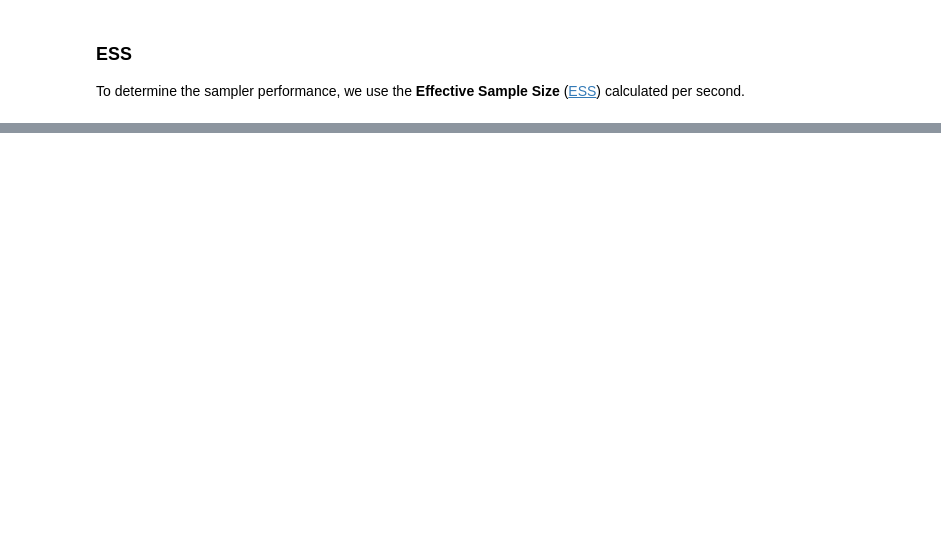
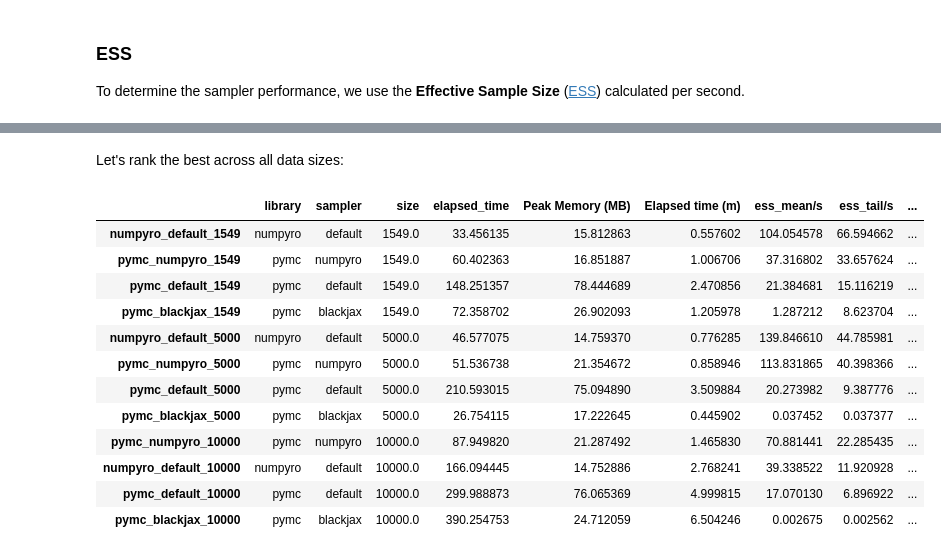
Before and after one commit to symeneses/SBM, a Jupyter notebook: notebooks/example.ipynb, the cells around one changed output, grey strips where cells are left out. Saved outputs shown, nothing was run; the diff lists cells and outputs as text; code cells hidden in the pictures; blank space fills up the shorter version.

```diff
--- a/notebooks/example.ipynb
+++ b/notebooks/example.ipynb
@@ -311,0 +301,22 @@ Using 'ESS per Second' previously calculated
+# %% [markdown]
+Let's rank the best across all data sizes:
+# %%
+summary = results.drop(columns=["current_memory", "peak_memory"])
+summary["rank"] = summary.sort_values(["size", "ess_mean/s"], ascending=[True, False]) \
+            .groupby(['size']) \
+            .cumcount() + 1
+summary.sort_values(["size", "rank"])
+# %% [output]
+|  | library | sampler | size | elapsed_time | Peak Memory (MB) | Elapsed time (m) | ess_mean/s | ess_tail/s | ... |
+| numpyro_default_1549 | numpyro | default | 1549.0 | 33.456135 | 15.812863 | 0.557602 | 104.054578 | 66.594662 | ... |
+| pymc_numpyro_1549 | pymc | numpyro | 1549.0 | 60.402363 | 16.851887 | 1.006706 | 37.316802 | 33.657624 | ... |
+| pymc_default_1549 | pymc | default | 1549.0 | 148.251357 | 78.444689 | 2.470856 | 21.384681 | 15.116219 | ... |
+| pymc_blackjax_1549 | pymc | blackjax | 1549.0 | 72.358702 | 26.902093 | 1.205978 | 1.287212 | 8.623704 | ... |
+| numpyro_default_5000 | numpyro | default | 5000.0 | 46.577075 | 14.759370 | 0.776285 | 139.846610 | 44.785981 | ... |
+| pymc_numpyro_5000 | pymc | numpyro | 5000.0 | 51.536738 | 21.354672 | 0.858946 | 113.831865 | 40.398366 | ... |
+| pymc_default_5000 | pymc | default | 5000.0 | 210.593015 | 75.094890 | 3.509884 | 20.273982 | 9.387776 | ... |
+| pymc_blackjax_5000 | pymc | blackjax | 5000.0 | 26.754115 | 17.222645 | 0.445902 | 0.037452 | 0.037377 | ... |
+| pymc_numpyro_10000 | pymc | numpyro | 10000.0 | 87.949820 | 21.287492 | 1.465830 | 70.881441 | 22.285435 | ... |
+| numpyro_default_10000 | numpyro | default | 10000.0 | 166.094445 | 14.752886 | 2.768241 | 39.338522 | 11.920928 | ... |
+| pymc_default_10000 | pymc | default | 10000.0 | 299.988873 | 76.065369 | 4.999815 | 17.070130 | 6.896922 | ... |
+| pymc_blackjax_10000 | pymc | blackjax | 10000.0 | 390.254753 | 24.712059 | 6.504246 | 0.002675 | 0.002562 | ... |
```
Also changed, not shown: parts of 12 cells of this notebook.
